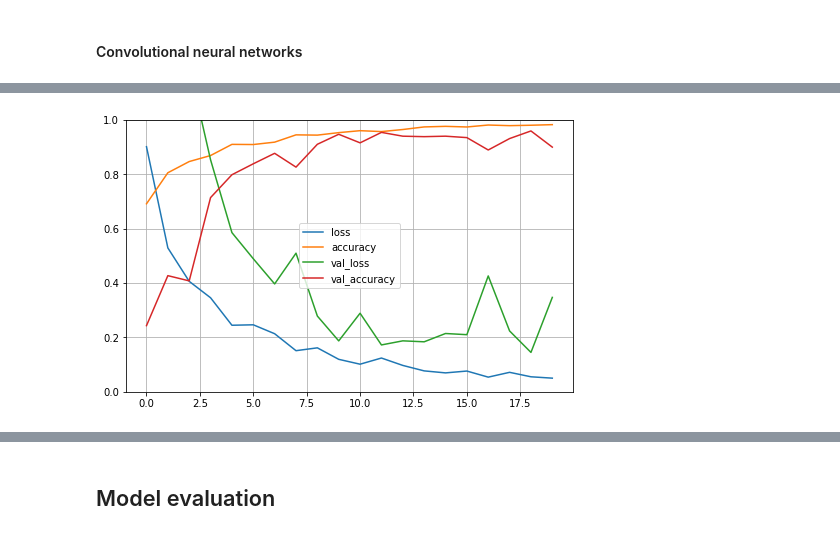
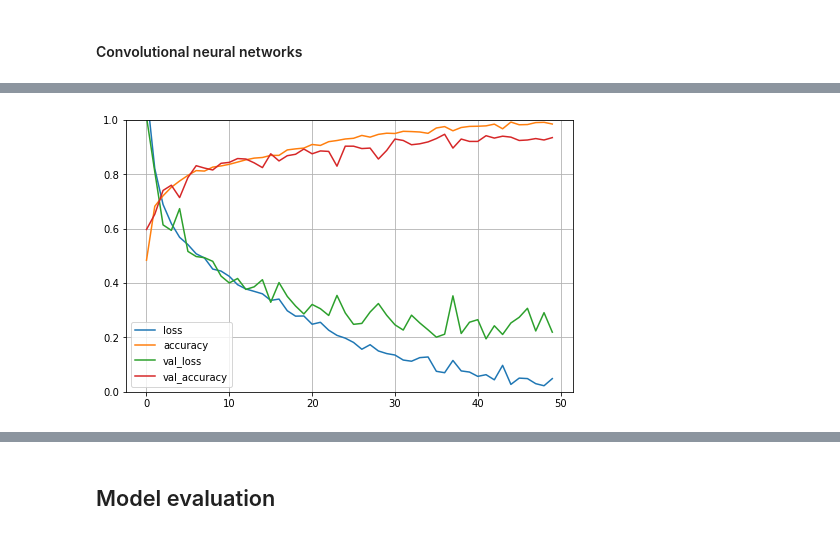
Before and after one commit to Stempnio/ml-tumor-classification, a Jupyter notebook: tumor_classifier.ipynb, the cells around one changed output, grey strips where cells are left out. Cells and saved outputs as stored; diff of their text form; code cells hidden in the pictures.

```diff
--- a/tumor_classifier.ipynb
+++ b/tumor_classifier.ipynb
@@ -362,8 +359,8 @@ modelConv1.compile(
 history2 = modelConv1.fit(
     train_ds,
     validation_data=val_ds,
-    epochs=5,
-    callbacks=_callbacks,
+    epochs=50,
+    callbacks=create_callbacks(),
     shuffle=True
 )
 # %% [output]
@@ -482,7 +387,7 @@ Epoch 00020: val_accuracy did not improve from 0.95972
-# %%
-pd.DataFrame(history3.history).plot(figsize=(8, 5))
-plt.grid(True)
-plt.gca().set_ylim(0, 1)
-plt.show()
-# %% [output]
-[figure, removed]
+# %%
+pd.DataFrame(history2.history).plot(figsize=(8, 5))
+plt.grid(True)
+plt.gca().set_ylim(0, 1)
+plt.show()
+# %% [output]
+[figure, added]
```
Also changed, not shown: parts of 72 cells of this notebook, 1 other file.
